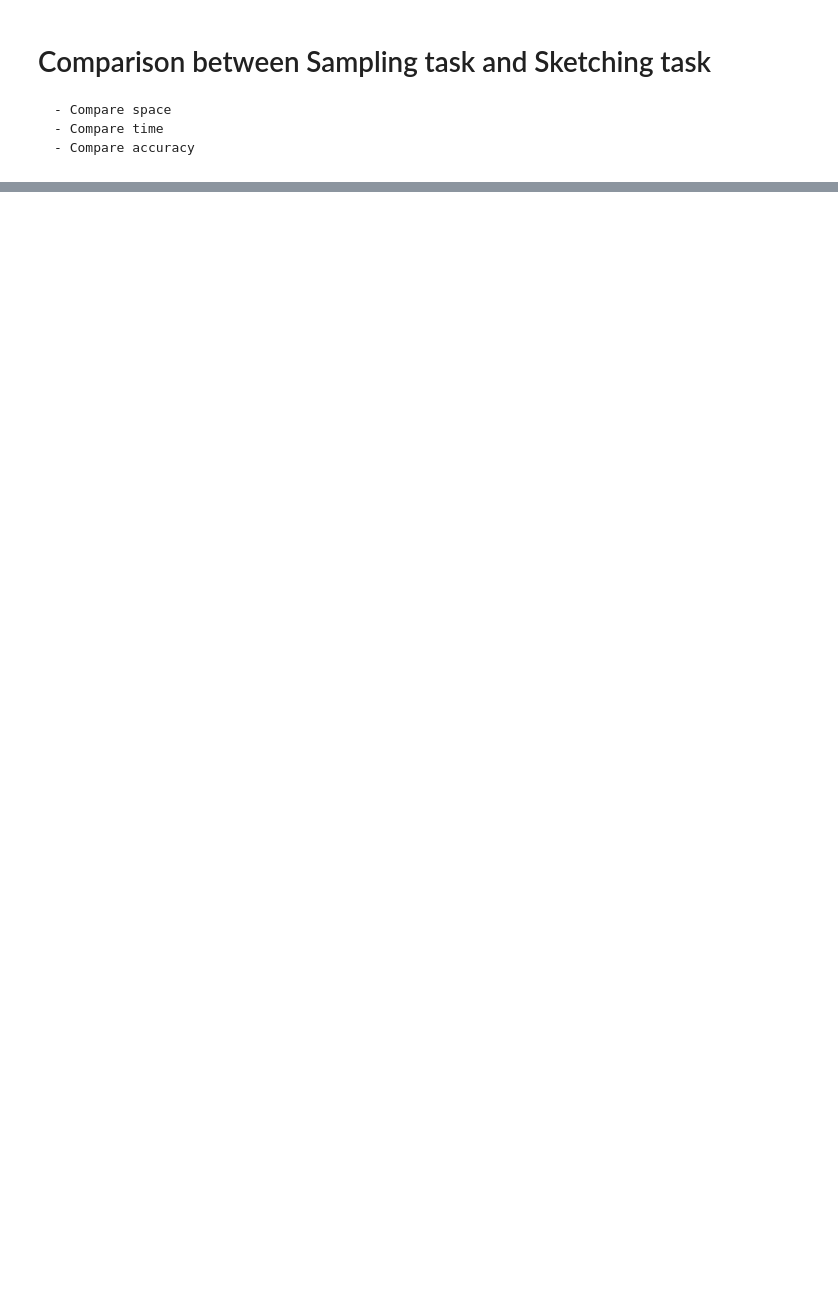
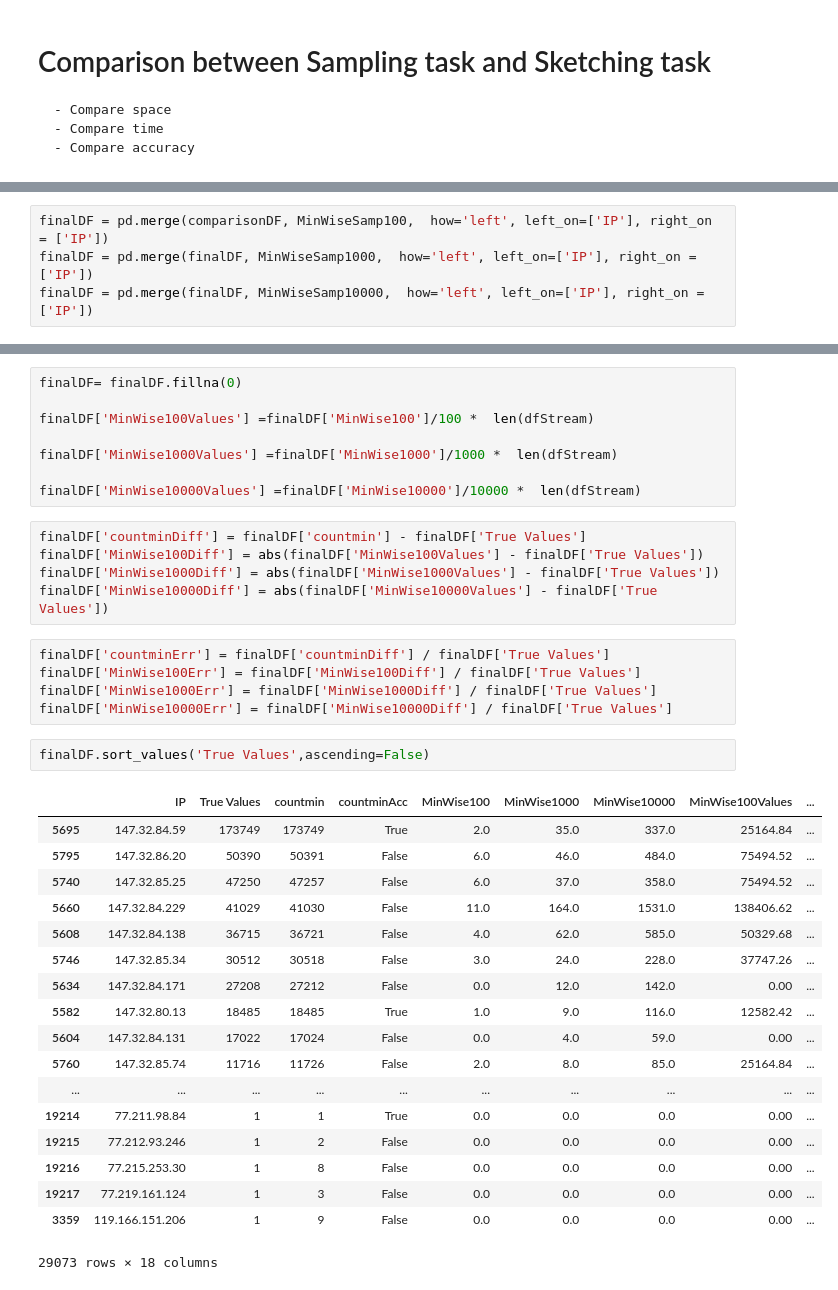
Before and after one commit to PedroCaldeira/CDA2018_G35, a Jupyter notebook: 3rd assignment/Task Sketching.ipynb, the cells around one changed output, grey strips where cells are left out. Saved outputs shown, nothing was run; the diff lists cells and outputs as text; blank space fills up the shorter version.

```diff
--- a/3rd assignment/Task Sketching.ipynb
+++ b/3rd assignment/Task Sketching.ipynb
@@ -239,0 +206,4 @@ def hash_function(n):
+# %%
+finalDF = pd.merge(comparisonDF, MinWiseSamp100,  how='left', left_on=['IP'], right_on = ['IP'])
+finalDF = pd.merge(finalDF, MinWiseSamp1000,  how='left', left_on=['IP'], right_on = ['IP'])
+finalDF = pd.merge(finalDF, MinWiseSamp10000,  how='left', left_on=['IP'], right_on = ['IP'])
@@ -239,0 +231,39 @@ def hash_function(n):
+# %%
+finalDF= finalDF.fillna(0)
+
+finalDF['MinWise100Values'] =finalDF['MinWise100']/100 *  len(dfStream)
+
+finalDF['MinWise1000Values'] =finalDF['MinWise1000']/1000 *  len(dfStream)
+
+finalDF['MinWise10000Values'] =finalDF['MinWise10000']/10000 *  len(dfStream)
+# %%
+finalDF['countminDiff'] = finalDF['countmin'] - finalDF['True Values']
+finalDF['MinWise100Diff'] = abs(finalDF['MinWise100Values'] - finalDF['True Values'])
+finalDF['MinWise1000Diff'] = abs(finalDF['MinWise1000Values'] - finalDF['True Values'])
+finalDF['MinWise10000Diff'] = abs(finalDF['MinWise10000Values'] - finalDF['True Values'])
+# %%
+finalDF['countminErr'] = finalDF['countminDiff'] / finalDF['True Values']
+finalDF['MinWise100Err'] = finalDF['MinWise100Diff'] / finalDF['True Values']
+finalDF['MinWise1000Err'] = finalDF['MinWise1000Diff'] / finalDF['True Values']
+finalDF['MinWise10000Err'] = finalDF['MinWise10000Diff'] / finalDF['True Values']
+# %%
+finalDF.sort_values('True Values',ascending=False)
+# %% [output]
+|  | IP | True Values | countmin | countminAcc | MinWise100 | MinWise1000 | MinWise10000 | MinWise100Values | ... |
+| 5695 | 147.32.84.59 | 173749 | 173749 | True | 2.0 | 35.0 | 337.0 | 25164.84 | ... |
+| 5795 | 147.32.86.20 | 50390 | 50391 | False | 6.0 | 46.0 | 484.0 | 75494.52 | ... |
+| 5740 | 147.32.85.25 | 47250 | 47257 | False | 6.0 | 37.0 | 358.0 | 75494.52 | ... |
+| 5660 | 147.32.84.229 | 41029 | 41030 | False | 11.0 | 164.0 | 1531.0 | 138406.62 | ... |
+| 5608 | 147.32.84.138 | 36715 | 36721 | False | 4.0 | 62.0 | 585.0 | 50329.68 | ... |
+| 5746 | 147.32.85.34 | 30512 | 30518 | False | 3.0 | 24.0 | 228.0 | 37747.26 | ... |
+| 5634 | 147.32.84.171 | 27208 | 27212 | False | 0.0 | 12.0 | 142.0 | 0.00 | ... |
+| 5582 | 147.32.80.13 | 18485 | 18485 | True | 1.0 | 9.0 | 116.0 | 12582.42 | ... |
+| 5604 | 147.32.84.131 | 17022 | 17024 | False | 0.0 | 4.0 | 59.0 | 0.00 | ... |
+| 5760 | 147.32.85.74 | 11716 | 11726 | False | 2.0 | 8.0 | 85.0 | 25164.84 | ... |
+| ... | ... | ... | ... | ... | ... | ... | ... | ... | ... |
+| 19214 | 77.211.98.84 | 1 | 1 | True | 0.0 | 0.0 | 0.0 | 0.00 | ... |
+| 19215 | 77.212.93.246 | 1 | 2 | False | 0.0 | 0.0 | 0.0 | 0.00 | ... |
+| 19216 | 77.215.253.30 | 1 | 8 | False | 0.0 | 0.0 | 0.0 | 0.00 | ... |
+| 19217 | 77.219.161.124 | 1 | 3 | False | 0.0 | 0.0 | 0.0 | 0.00 | ... |
+| 3359 | 119.166.151.206 | 1 | 9 | False | 0.0 | 0.0 | 0.0 | 0.00 | ... |
+29073 rows × 18 columns
```
Also changed, not shown: parts of 30 cells of this notebook, 4 other files.
